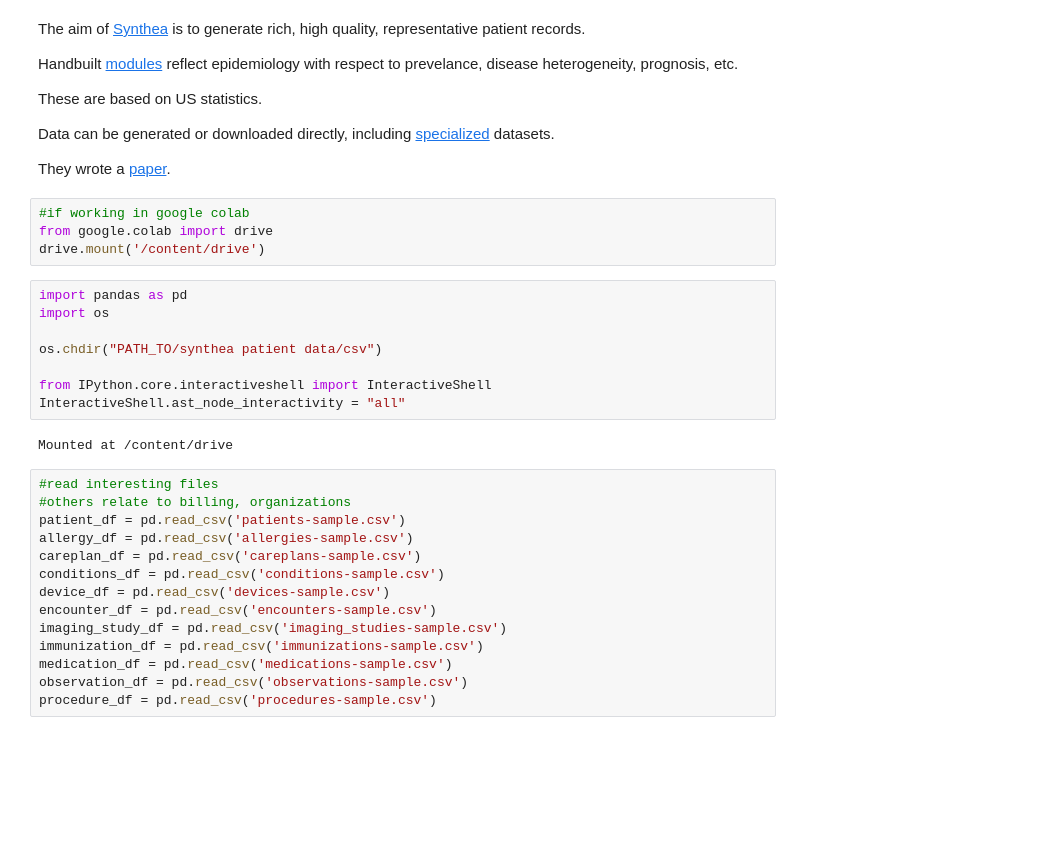
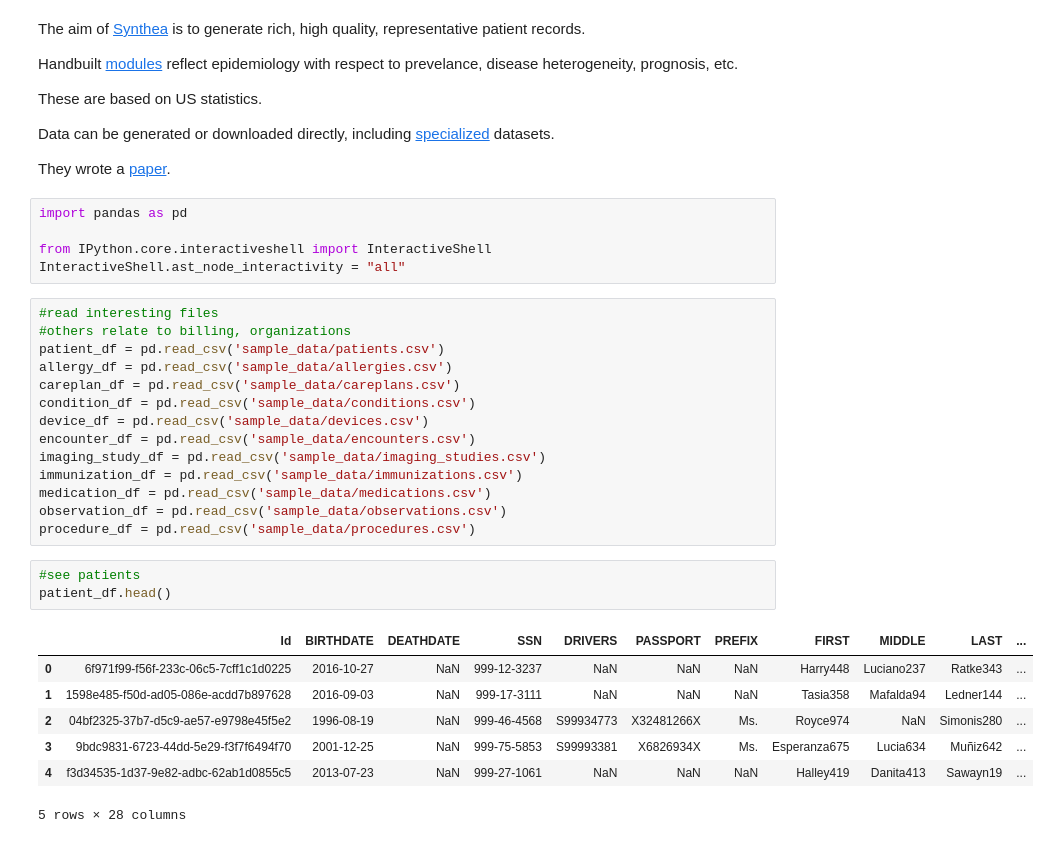
Before and after one commit to mprallison/synthea-helper, a Jupyter notebook: explainer_demo.ipynb, the cells around one changed output. Drawn from its saved outputs; the diff is of its cells as text; blank space fills up the shorter version.

```diff
--- a/explainer_demo.ipynb
+++ b/explainer_demo.ipynb
@@ -8,32 +8,34 @@ These are based on US statistics.
 Data can be generated or downloaded directly, including [specialized](https://synthea.mitre.org/downloads) datasets.
 
 They wrote a [paper](https://academic.oup.com/jamia/article/25/3/230/4098271?login=true).
-# %%
-#if working in google colab
-from google.colab import drive
-drive.mount('/content/drive')
 # %%
 import pandas as pd
-import os
-
-os.chdir("PATH_TO/synthea patient data/csv")
 
 from IPython.core.interactiveshell import InteractiveShell
 InteractiveShell.ast_node_interactivity = "all"
-# %% [output]
-Mounted at /content/drive
 # %%
 #read interesting files
 #others relate to billing, organizations
-patient_df = pd.read_csv('patients-sample.csv')
-allergy_df = pd.read_csv('allergies-sample.csv')
-careplan_df = pd.read_csv('careplans-sample.csv')
-conditions_df = pd.read_csv('conditions-sample.csv')
-device_df = pd.read_csv('devices-sample.csv')
-encounter_df = pd.read_csv('encounters-sample.csv')
-imaging_study_df = pd.read_csv('imaging_studies-sample.csv')
-immunization_df = pd.read_csv('immunizations-sample.csv')
-medication_df = pd.read_csv('medications-sample.csv')
-observation_df = pd.read_csv('observations-sample.csv')
-procedure_df = pd.read_csv('procedures-sample.csv')
+patient_df = pd.read_csv('sample_data/patients.csv')
+allergy_df = pd.read_csv('sample_data/allergies.csv')
+careplan_df = pd.read_csv('sample_data/careplans.csv')
+condition_df = pd.read_csv('sample_data/conditions.csv')
+device_df = pd.read_csv('sample_data/devices.csv')
+encounter_df = pd.read_csv('sample_data/encounters.csv')
+imaging_study_df = pd.read_csv('sample_data/imaging_studies.csv')
+immunization_df = pd.read_csv('sample_data/immunizations.csv')
+medication_df = pd.read_csv('sample_data/medications.csv')
+observation_df = pd.read_csv('sample_data/observations.csv')
+procedure_df = pd.read_csv('sample_data/procedures.csv')
+# %%
+#see patients
+patient_df.head()
+# %% [output]
+|  | Id | BIRTHDATE | DEATHDATE | SSN | DRIVERS | PASSPORT | PREFIX | FIRST | MIDDLE | LAST | ... |
+| 0 | 6f971f99-f56f-233c-06c5-7cff1c1d0225 | 2016-10-27 | NaN | 999-12-3237 | NaN | NaN | NaN | Harry448 | Luciano237 | Ratke343 | ... |
+| 1 | 1598e485-f50d-ad05-086e-acdd7b897628 | 2016-09-03 | NaN | 999-17-3111 | NaN | NaN | NaN | Tasia358 | Mafalda94 | Ledner144 | ... |
+| 2 | 04bf2325-37b7-d5c9-ae57-e9798e45f5e2 | 1996-08-19 | NaN | 999-46-4568 | S99934773 | X32481266X | Ms. | Royce974 | NaN | Simonis280 | ... |
+| 3 | 9bdc9831-6723-44dd-5e29-f3f7f6494f70 | 2001-12-25 | NaN | 999-75-5853 | S99993381 | X6826934X | Ms. | Esperanza675 | Lucia634 | Muñiz642 | ... |
+| 4 | f3d34535-1d37-9e82-adbc-62ab1d0855c5 | 2013-07-23 | NaN | 999-27-1061 | NaN | NaN | NaN | Halley419 | Danita413 | Sawayn19 | ... |
+5 rows × 28 columns
 # %%
```
Also changed, not shown: parts of 12 cells of this notebook, 18 other files.
